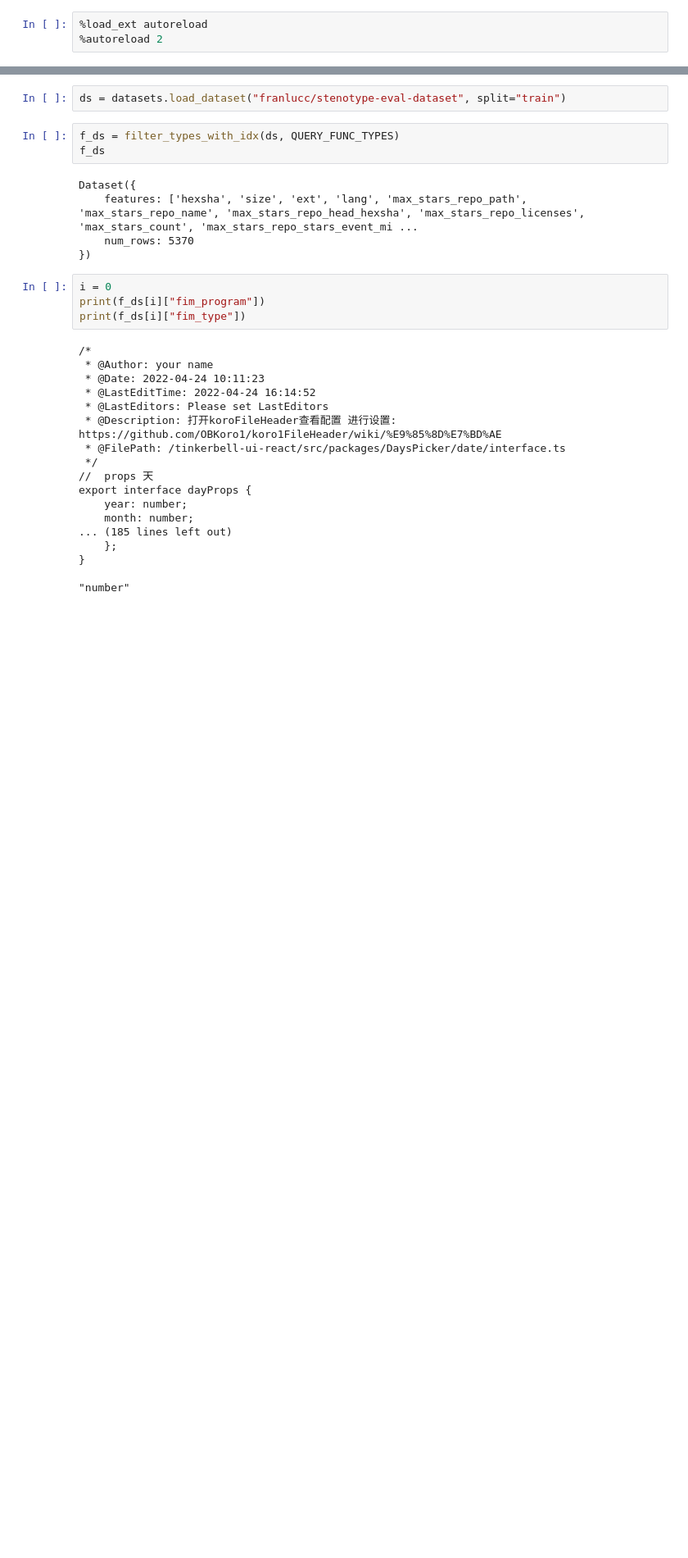
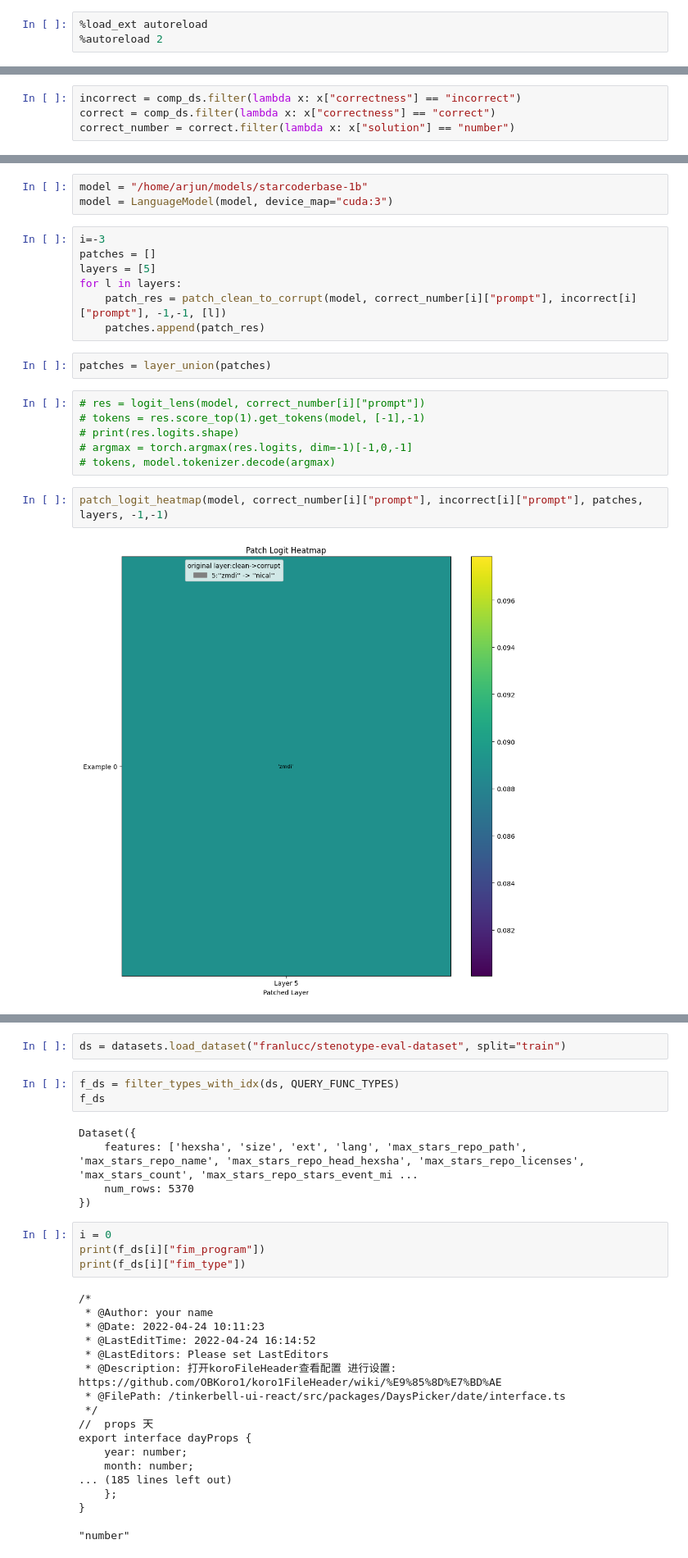
Before and after one commit to nuprl/codetrace, a Jupyter notebook: type_inf_exp/main.ipynb, the cells around one changed output, grey strips where cells are left out. Shown at 82% size. Saved outputs shown, nothing was run; the diff lists cells and outputs as text; blank space fills up the shorter version.

```diff
--- a/type_inf_exp/main.ipynb
+++ b/type_inf_exp/main.ipynb
@@ -11,0 +18,4 @@ from utils import *
+# %%
+incorrect = comp_ds.filter(lambda x: x["correctness"] == "incorrect")
+correct = comp_ds.filter(lambda x: x["correctness"] == "correct")
+correct_number = correct.filter(lambda x: x["solution"] == "number")
@@ -11,0 +37,22 @@ from utils import *
+# %%
+model = "/home/arjun/models/starcoderbase-1b"
+model = LanguageModel(model, device_map="cuda:3")
+# %%
+i=-3
+patches = []
+layers = [5]
+for l in layers:
+    patch_res = patch_clean_to_corrupt(model, correct_number[i]["prompt"], incorrect[i]["prompt"], -1,-1, [l])
+    patches.append(patch_res)
+# %%
+patches = layer_union(patches)
+# %%
+# res = logit_lens(model, correct_number[i]["prompt"])
+# tokens = res.score_top(1).get_tokens(model, [-1],-1)
+# print(res.logits.shape)
+# argmax = torch.argmax(res.logits, dim=-1)[-1,0,-1]
+# tokens, model.tokenizer.decode(argmax)
+# %%
+patch_logit_heatmap(model, correct_number[i]["prompt"], incorrect[i]["prompt"], patches, layers, -1,-1)
+# %% [output]
+[figure, added]
```
Also changed, not shown: parts of 5 cells of this notebook, 7 other files.
